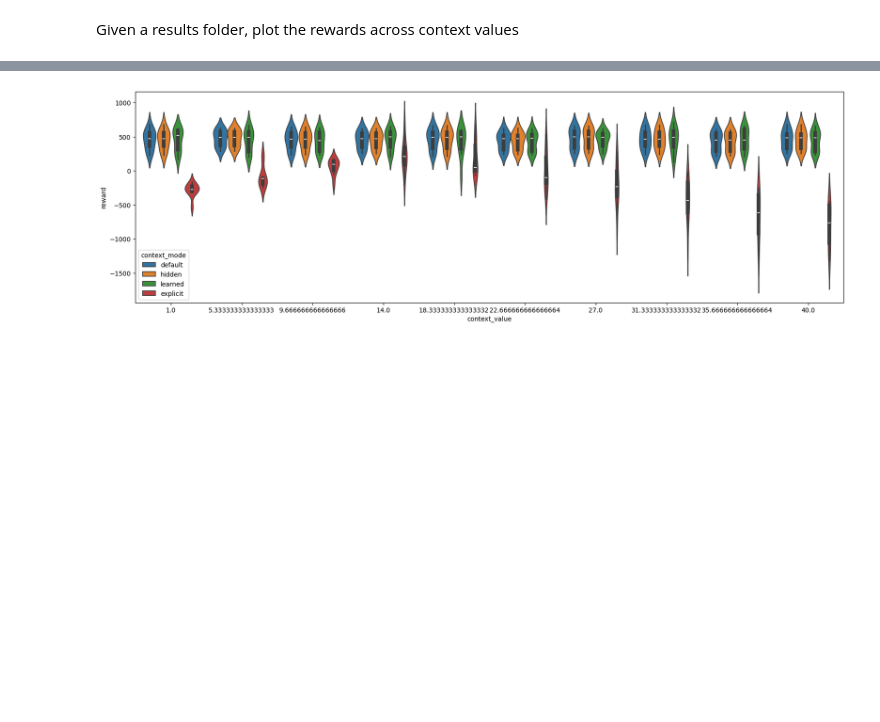
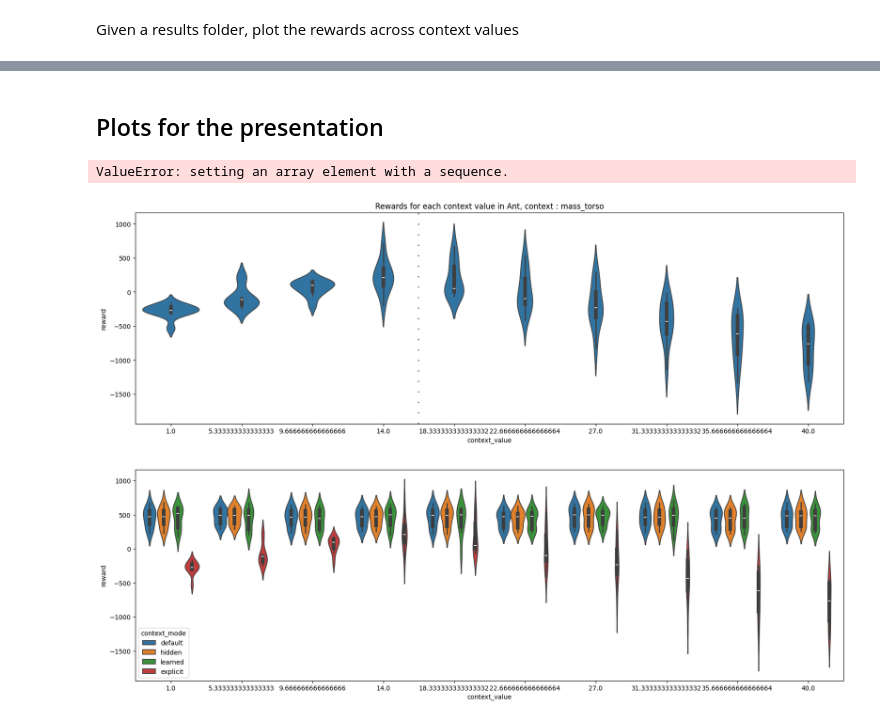
Before and after one commit to tidiane-camaret/contextual_rl_zero_shot, a Jupyter notebook: scripts/plot_eval_rewards.ipynb, the cells around one changed output, grey strips where cells are left out. Cells and saved outputs as stored; diff of their text form; code cells hidden in the pictures; blank space fills up the shorter version.

```diff
--- a/scripts/plot_eval_rewards.ipynb
+++ b/scripts/plot_eval_rewards.ipynb
@@ -58,3 +102,24 @@ please provide us feedback at https://github.com/pandas-dev/pandas/issues/54466
+# %% [markdown]
+## Plots for the presentation
+# %%
+plot_rewards("results/hydra/multirun/2024-02-07/20-31-42",
+             context_modes = ["hidden", "explicit", "learned_iida", "learned_jrpl"],
+             train_values=[25, 35, 45, 55, 65, 75],
+            eval_values=[1, 10, 20, 30, 40, 50, 60, 70, 80, 90, 100],
+            environment_name="Ant, context : mass_torso")
+
+# train_env : [25, 35, 45, 55, 65, 75]
+# test_env : [1, 10, 20, 30, 40, 50, 60, 70, 80, 90, 100]
+# %% [output]
+ValueError: setting an array element with a sequence.
+# %%
+plot_rewards("results/hydra/multirun/2024-02-03/12-49-45",
+             context_modes = ["explicit"],
+             train_values = [35],
+            eval_values = [],
+            environment_name="Ant, context : mass_torso")
+# %% [output]
+[figure, added]
 # %%
 # Env: CARLBraxAnt, context: mass_torso, total_timesteps: 30000
 # train_env : lower_bound_coeff: 0.2, upper_bound_coeff: 2.0, distribution: uniform (100 samples)
```
Also changed, not shown: parts of 8 cells of this notebook, 4 other files.
